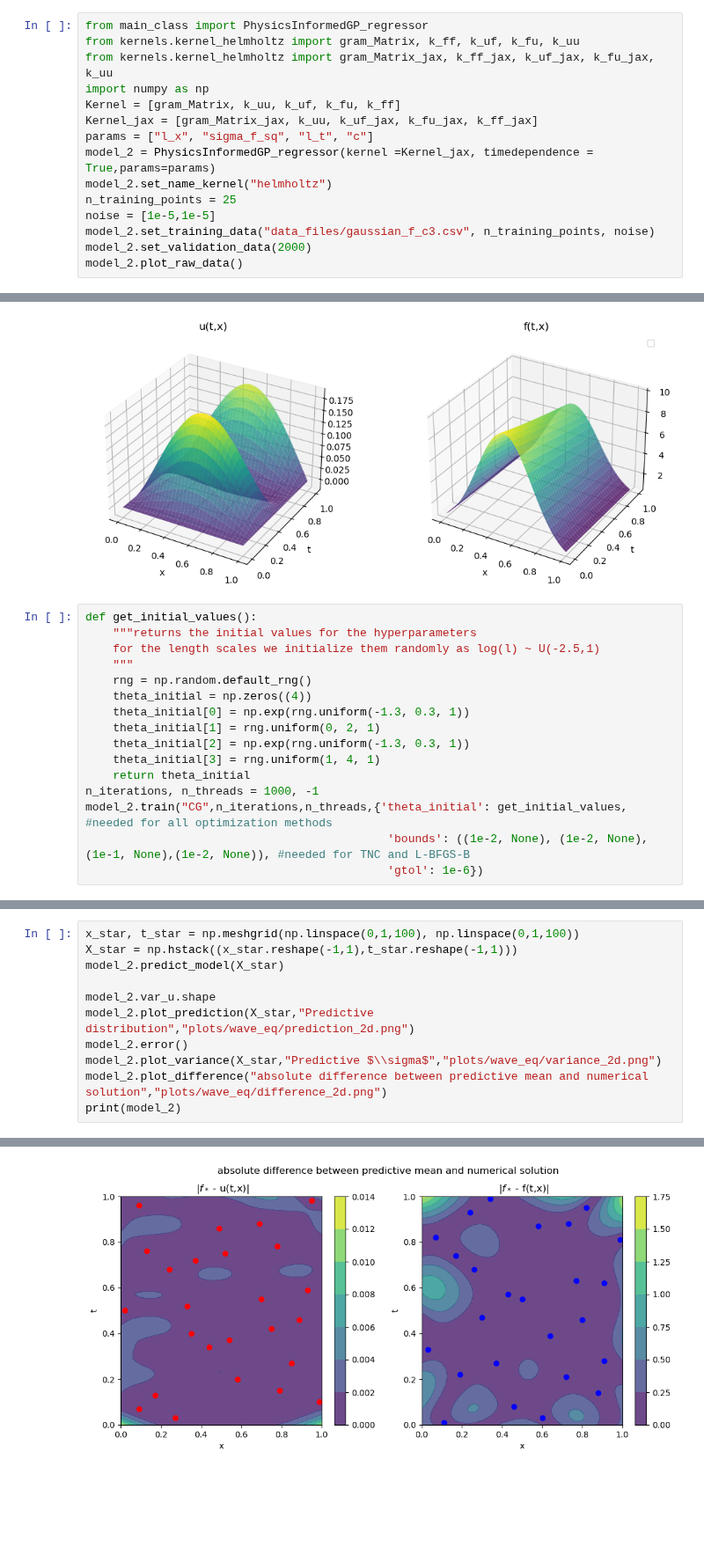
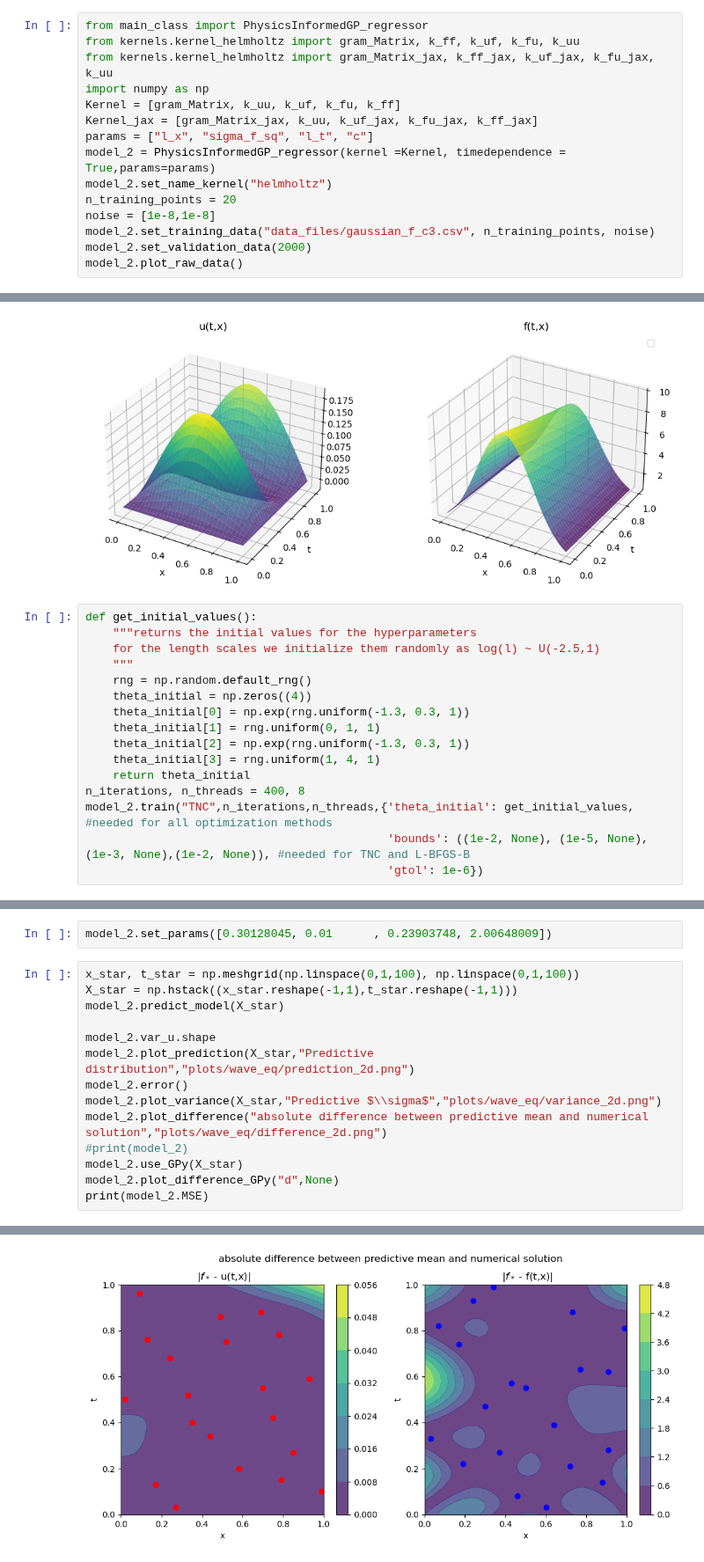
Before and after one commit to TobiLeitgeb/Code_bac, a Jupyter notebook: PI_GP_regressor/demo_notebook.ipynb, the cells around one changed output, grey strips where cells are left out. Shown at 88% size. Cells and saved outputs as stored; diff of their text form; blank space fills up the shorter version.

```diff
--- a/PI_GP_regressor/demo_notebook.ipynb
+++ b/PI_GP_regressor/demo_notebook.ipynb
@@ -132,10 +130,10 @@ import numpy as np
 Kernel = [gram_Matrix, k_uu, k_uf, k_fu, k_ff]
 Kernel_jax = [gram_Matrix_jax, k_uu, k_uf_jax, k_fu_jax, k_ff_jax]
 params = ["l_x", "sigma_f_sq", "l_t", "c"]
-model_2 = PhysicsInformedGP_regressor(kernel =Kernel_jax, timedependence = True,params=params)
+model_2 = PhysicsInformedGP_regressor(kernel =Kernel, timedependence = True,params=params)
 model_2.set_name_kernel("helmholtz")
-n_training_points = 25
-noise = [1e-5,1e-5]
+n_training_points = 20
+noise = [1e-8,1e-8]
 model_2.set_training_data("data_files/gaussian_f_c3.csv", n_training_points, noise)
 model_2.set_validation_data(2000)
 model_2.plot_raw_data()
@@ -150,12 +148,12 @@ def get_initial_values():
     rng = np.random.default_rng()
     theta_initial = np.zeros((4))
     theta_initial[0] = np.exp(rng.uniform(-1.3, 0.3, 1))
-    theta_initial[1] = rng.uniform(0, 2, 1)
+    theta_initial[1] = rng.uniform(0, 1, 1)
     theta_initial[2] = np.exp(rng.uniform(-1.3, 0.3, 1))
     theta_initial[3] = rng.uniform(1, 4, 1)
     return theta_initial
-n_iterations, n_threads = 1000, -1
-model_2.train("CG",n_iterations,n_threads,{'theta_initial': get_initial_values,   #needed for all optimization methods
-                                            'bounds': ((1e-2, None), (1e-2, None), (1e-1, None),(1e-2, None)), #needed for TNC and L-BFGS-B
+n_iterations, n_threads = 400, 8
+model_2.train("TNC",n_iterations,n_threads,{'theta_initial': get_initial_values,   #needed for all optimization methods
+                                            'bounds': ((1e-2, None), (1e-5, None), (1e-3, None),(1e-2, None)), #needed for TNC and L-BFGS-B
                                             'gtol': 1e-6})
 # %% [output]
@@ -199,3 +161,5 @@ Traced<ShapedArray(float32[30,30])>with<DynamicJaxprTrace(level=4/0)>
+# %%
+model_2.set_params([0.30128045, 0.01      , 0.23903748, 2.00648009])
 # %%
 x_star, t_star = np.meshgrid(np.linspace(0,1,100), np.linspace(0,1,100))
 X_star = np.hstack((x_star.reshape(-1,1),t_star.reshape(-1,1)))
@@ -206,5 +170,8 @@ model_2.plot_prediction(X_star,"Predictive distribution","plots/wave_eq/predicti
 model_2.error()
 model_2.plot_variance(X_star,"Predictive $\\sigma$","plots/wave_eq/variance_2d.png")
 model_2.plot_difference("absolute difference between predictive mean and numerical solution","plots/wave_eq/difference_2d.png")
-print(model_2)
+#print(model_2)
+model_2.use_GPy(X_star)
+model_2.plot_difference_GPy("d",None)
+print(model_2.MSE)
 # %% [output]
@@ -226 +190 @@ Mean squared error: {'u': 0.005076800473034382, 'f': 16.937171936035156}
-[figure, old version]
+[figure, new version]
```
Also changed, not shown: parts of 13 cells of this notebook, 48 other files.
